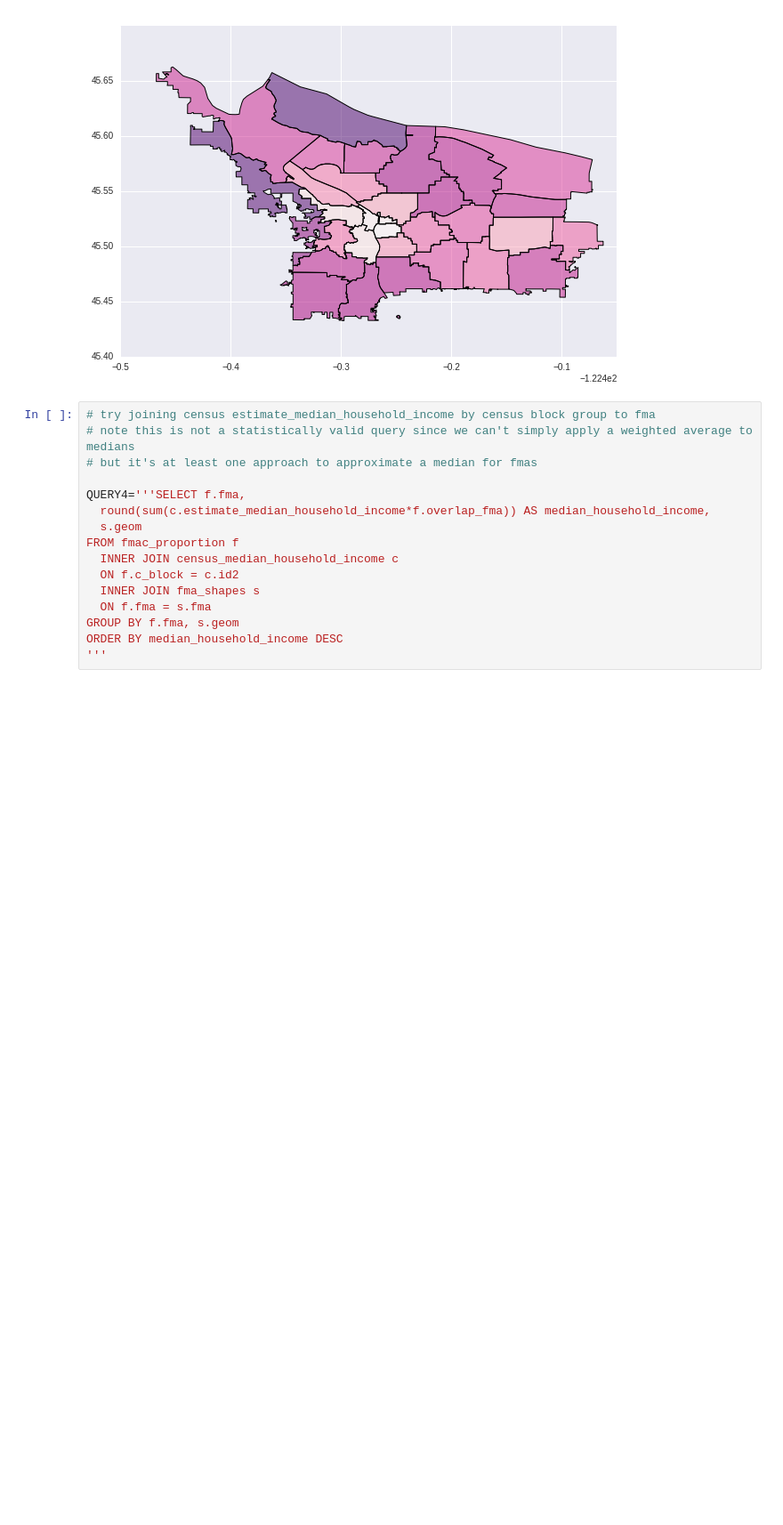
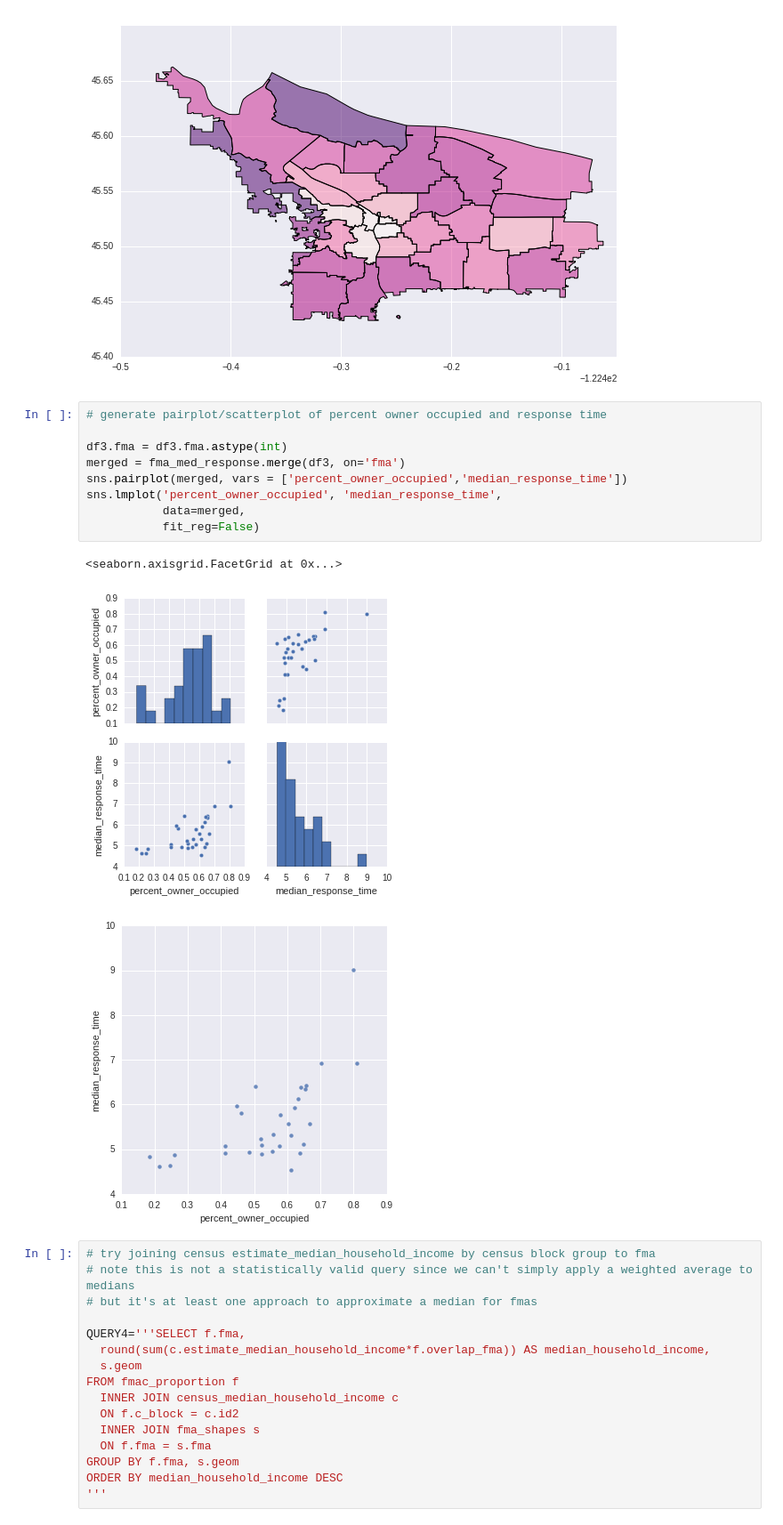
Before and after one commit to hackoregon/emergency-response, a Jupyter notebook: notebooks/census_eda_geo.ipynb, the cells around one changed output. Shown at 89% size. Cells and saved outputs as stored; diff of their text form; blank space fills up the shorter version.

```diff
--- a/notebooks/census_eda_geo.ipynb
+++ b/notebooks/census_eda_geo.ipynb
@@ -332,6 +407,19 @@ df3.plot(column='percent_owner_occupied', cmap= 'RdPu',figsize=(10,10))
 # %% [output]
 <matplotlib.axes._subplots.AxesSubplot at 0x...>
 [figure]
+# %%
+# generate pairplot/scatterplot of percent owner occupied and response time
+
+df3.fma = df3.fma.astype(int)
+merged = fma_med_response.merge(df3, on='fma')
+sns.pairplot(merged, vars = ['percent_owner_occupied','median_response_time'])
+sns.lmplot('percent_owner_occupied', 'median_response_time',
+           data=merged,
+           fit_reg=False)
+# %% [output]
+<seaborn.axisgrid.FacetGrid at 0x...>
+[figure, added]
+[figure, added]
 # %%
 # try joining census estimate_median_household_income by census block group to fma
 # note this is not a statistically valid query since we can't simply apply a weighted average to medians
```
Also changed, not shown: parts of 14 cells of this notebook.
